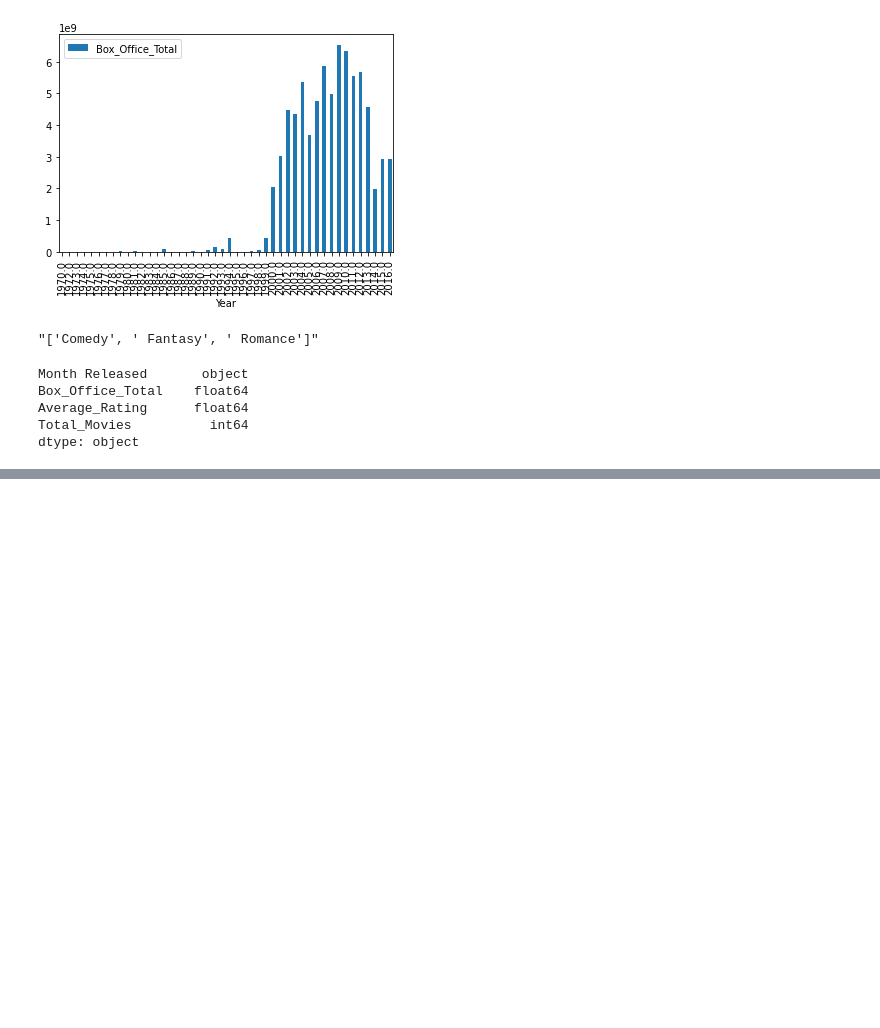
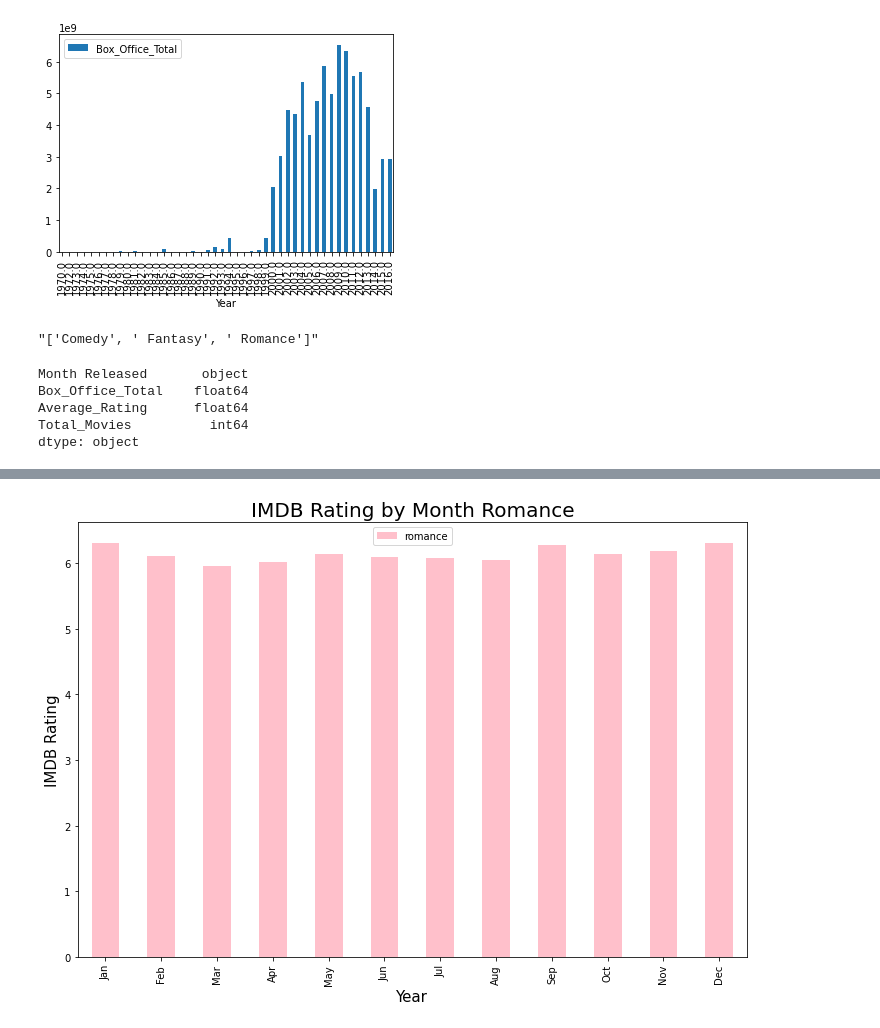
Before and after one commit to Lweston75/Project-One, a Jupyter notebook: movie_graphs.ipynb, the cells around one changed output, grey strips where cells are left out. Saved outputs shown, nothing was run; the diff lists cells and outputs as text; code cells hidden in the pictures; blank space fills up the shorter version.

```diff
--- a/movie_graphs.ipynb
+++ b/movie_graphs.ipynb
@@ -578,0 +588,9 @@ dtype: object
+# %%
+bar_monthR_imdb=monthly_romance.plot.bar(x ='Month Released',y ='Average_Rating', facecolor = 'pink', label="romance",figsize = (12,8))
+
+plt.title("IMDB Rating by Month Romance", fontsize =20)
+plt.ylabel("IMDB Rating", fontsize =15)
+plt.xlabel('Year', fontsize = 15)
+plt.savefig('Figures/bar_romance_rating_month.png')
+# %% [output]
+[figure, added]
```
Also changed, not shown: parts of 2 cells of this notebook, 3 other files.
